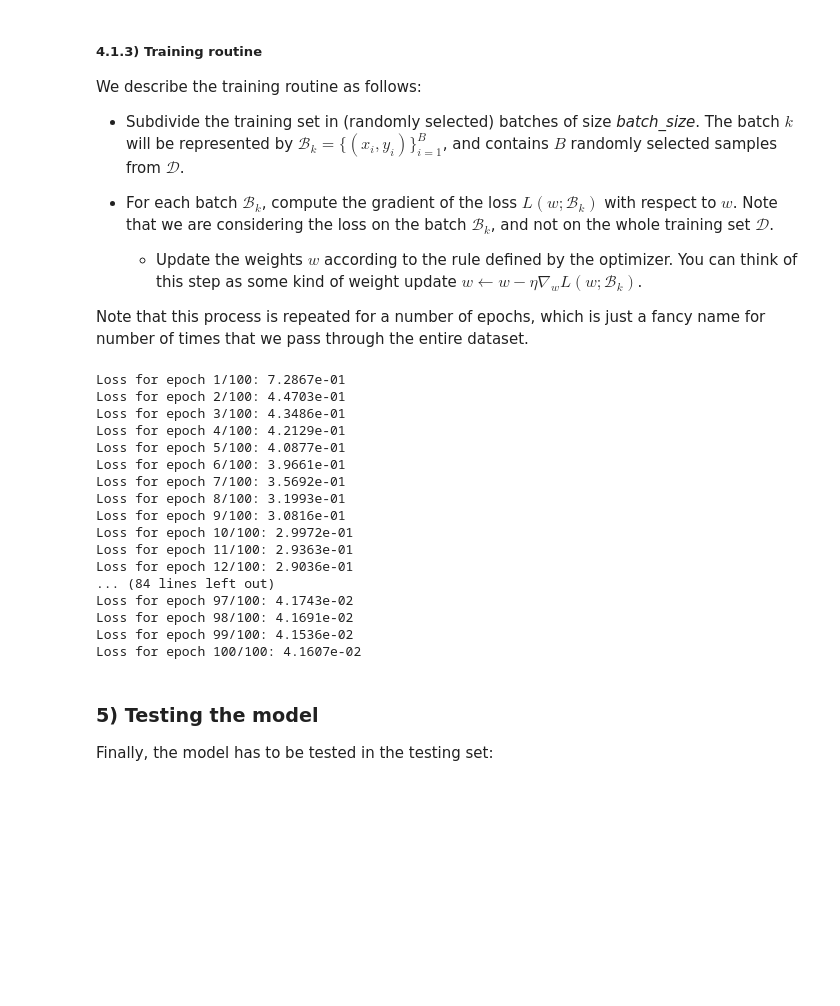
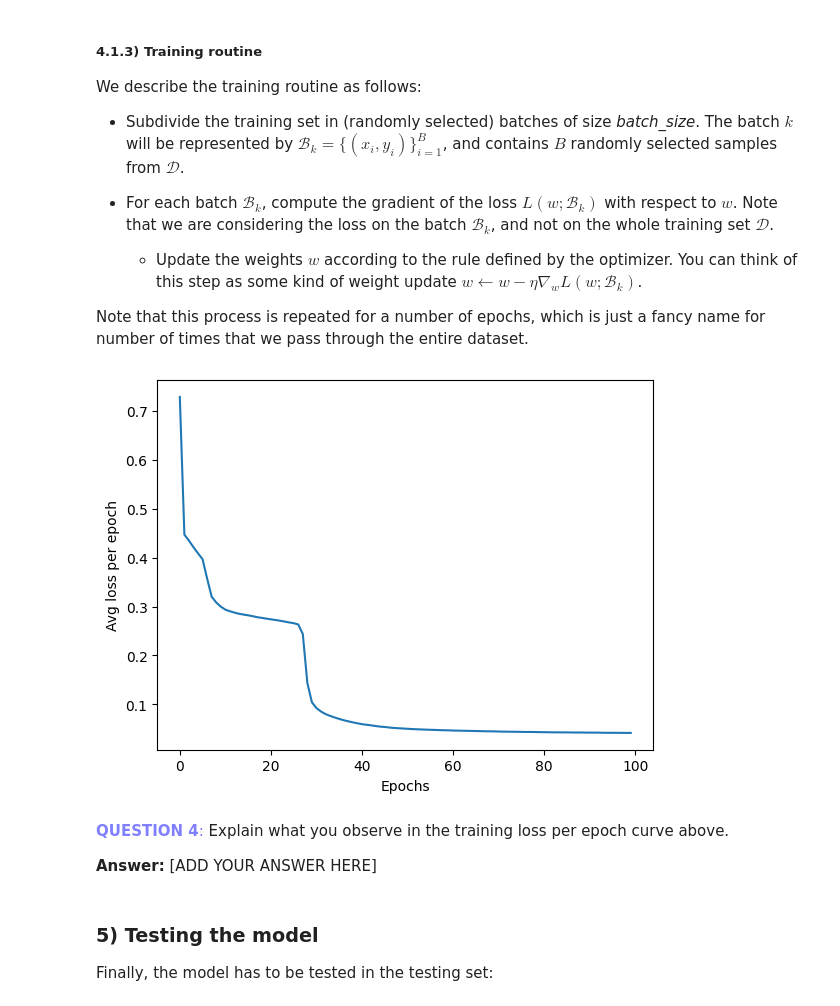
Before and after one commit to EduardoFMDCosta/ml-systems-control-SC42165, a Jupyter notebook: learning_dubins_dynamics_nn_student.ipynb, the cells around one changed output. Saved outputs shown, nothing was run; the diff lists cells and outputs as text; code cells hidden in the pictures; blank space fills up the shorter version.

Commit message:
add new questions to student notebook

```diff
--- a/learning_dubins_dynamics_nn_student.ipynb
+++ b/learning_dubins_dynamics_nn_student.ipynb
@@ -234,6 +234,8 @@ net.train() # set network to training mode
 Index = np.arange(len(y_train)) #Index, so we can randomly shuffle inputs and outputs
 
 np.random.seed(0) # set random seed for shuffling
+
+loss_per_epoch = []
 
 for epoch in range(1, epochs + 1):
     np.random.shuffle(Index) # shuffle indices, so batches have randomly selected samples
@@ -259,25 +261,20 @@ for epoch in range(1, epochs + 1):
         loss_epoch += loss
 
     loss_epoch /= batches
-    print('Loss for epoch {}/{}: {:0.4e}'.format(epoch,epochs, loss_epoch) )
+
+    loss_per_epoch.append(loss_epoch.item())
+    #print('Loss for epoch {}/{}: {:0.4e}'.format(epoch, epochs, loss_epoch) )
-# %% [output]
-Loss for epoch 1/100: 7.2867e-01
-Loss for epoch 2/100: 4.4703e-01
-Loss for epoch 3/100: 4.3486e-01
-Loss for epoch 4/100: 4.2129e-01
-Loss for epoch 5/100: 4.0877e-01
-Loss for epoch 6/100: 3.9661e-01
-Loss for epoch 7/100: 3.5692e-01
-Loss for epoch 8/100: 3.1993e-01
-Loss for epoch 9/100: 3.0816e-01
-Loss for epoch 10/100: 2.9972e-01
-Loss for epoch 11/100: 2.9363e-01
-Loss for epoch 12/100: 2.9036e-01
-... (84 lines left out)
-Loss for epoch 97/100: 4.1743e-02
-Loss for epoch 98/100: 4.1691e-02
-Loss for epoch 99/100: 4.1536e-02
-Loss for epoch 100/100: 4.1607e-02
+# %%
+plt.plot(loss_per_epoch)
+plt.xlabel('Epochs')
+plt.ylabel('Avg loss per epoch')
+plt.show()
+# %% [output]
+[figure, added]
+# %% [markdown]
+<span style="color: #8080ff">**QUESTION 4**: </span> Explain what you observe in the training loss per epoch curve above.
+
+**Answer:** [ADD YOUR ANSWER HERE]
 # %% [markdown]
 ### 5) Testing the model
 Finally, the model has to be tested in the testing set:
```
Also changed, not shown: parts of 6 cells of this notebook.
